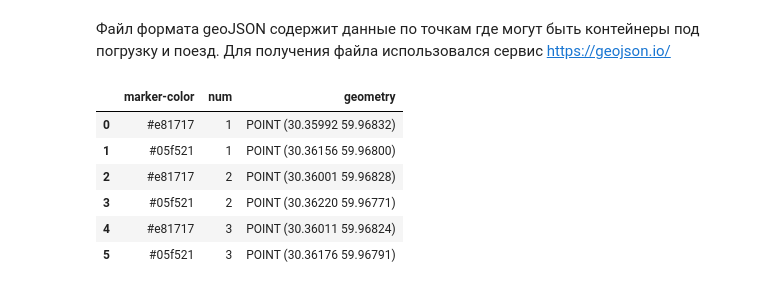
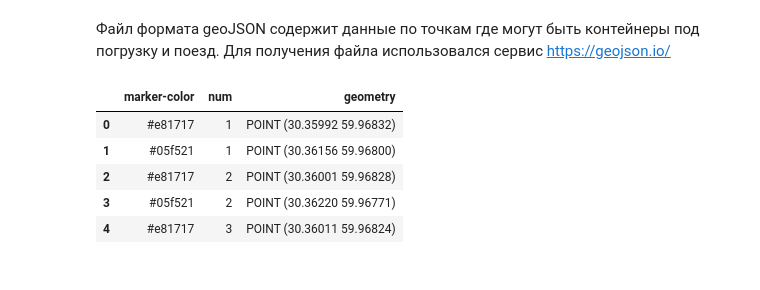
Before and after one commit to IvanOsyanin/geo_optimization, a Jupyter notebook: optimization.ipynb, the cells around one changed output. Cells and saved outputs as stored; diff of their text form; code cells hidden in the pictures.

```diff
--- a/optimization.ipynb
+++ b/optimization.ipynb
@@ -9,12 +9,11 @@ from shapely.geometry import Point
 Файл формата geoJSON содержит данные по точкам где могут быть контейнеры под погрузку и поезд. Для получения файла использовался сервис https://geojson.io/
 # %%
 zone = gpd.read_file('./data/containers_zone.json')
-zone.head(6)
+zone.head(5)
 # %% [output]
 |  | marker-color | num | geometry |
 | 0 | #e81717 | 1 | POINT (30.35992 59.96832) |
 | 1 | #05f521 | 1 | POINT (30.36156 59.96800) |
 | 2 | #e81717 | 2 | POINT (30.36001 59.96828) |
 | 3 | #05f521 | 2 | POINT (30.36220 59.96771) |
 | 4 | #e81717 | 3 | POINT (30.36011 59.96824) |
-| 5 | #05f521 | 3 | POINT (30.36176 59.96791) |
```
Also changed, not shown: parts of 16 cells of this notebook.
